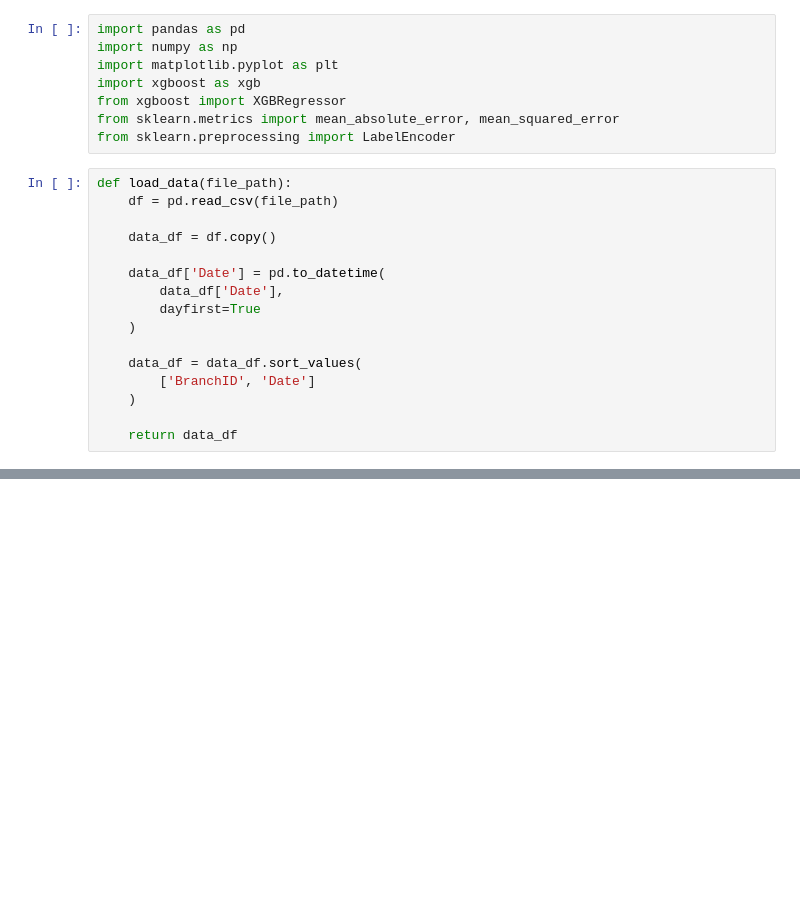
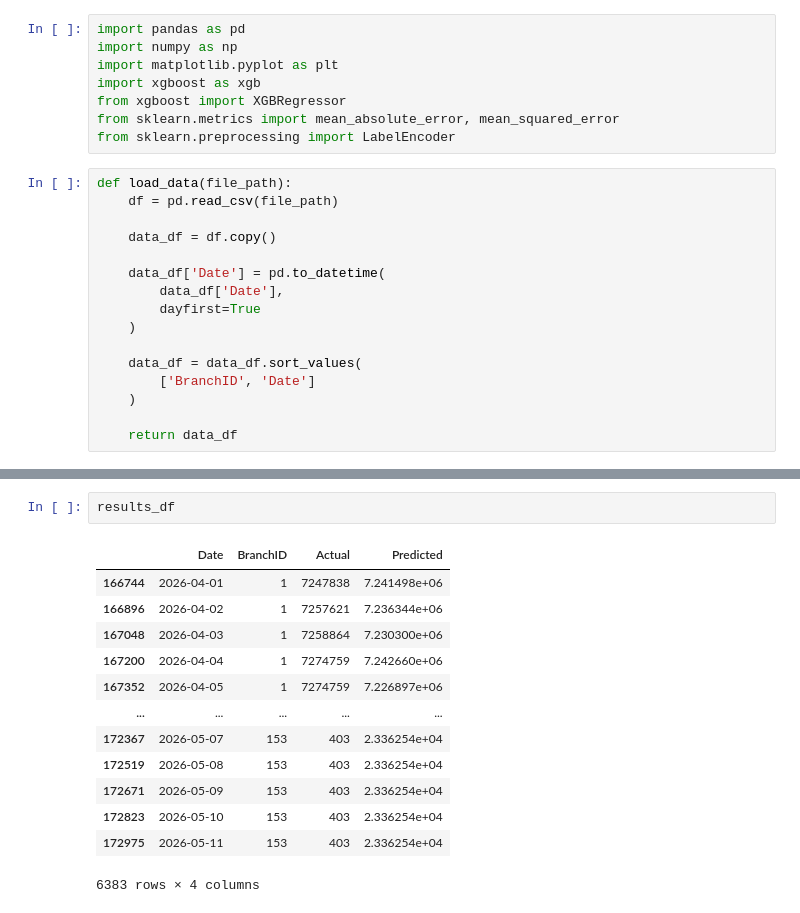
Before and after one commit to prasanna-venkatesh-m/Analytics-Forecast, a Jupyter notebook: Train_Overall_Analytics.ipynb, the cells around one changed output, grey strips where cells are left out. Cells and saved outputs as stored; diff of their text form; blank space fills up the shorter version.

```diff
--- a/Train_Overall_Analytics.ipynb
+++ b/Train_Overall_Analytics.ipynb
@@ -83,0 +188,16 @@ df = create_time_series_features(
+# %%
+results_df
+# %% [output]
+|  | Date | BranchID | Actual | Predicted |
+| 166744 | 2026-04-01 | 1 | 7247838 | 7.241498e+06 |
+| 166896 | 2026-04-02 | 1 | 7257621 | 7.236344e+06 |
+| 167048 | 2026-04-03 | 1 | 7258864 | 7.230300e+06 |
+| 167200 | 2026-04-04 | 1 | 7274759 | 7.242660e+06 |
+| 167352 | 2026-04-05 | 1 | 7274759 | 7.226897e+06 |
+| ... | ... | ... | ... | ... |
+| 172367 | 2026-05-07 | 153 | 403 | 2.336254e+04 |
+| 172519 | 2026-05-08 | 153 | 403 | 2.336254e+04 |
+| 172671 | 2026-05-09 | 153 | 403 | 2.336254e+04 |
+| 172823 | 2026-05-10 | 153 | 403 | 2.336254e+04 |
+| 172975 | 2026-05-11 | 153 | 403 | 2.336254e+04 |
+6383 rows × 4 columns
```
Also changed, not shown: parts of 14 cells of this notebook.
